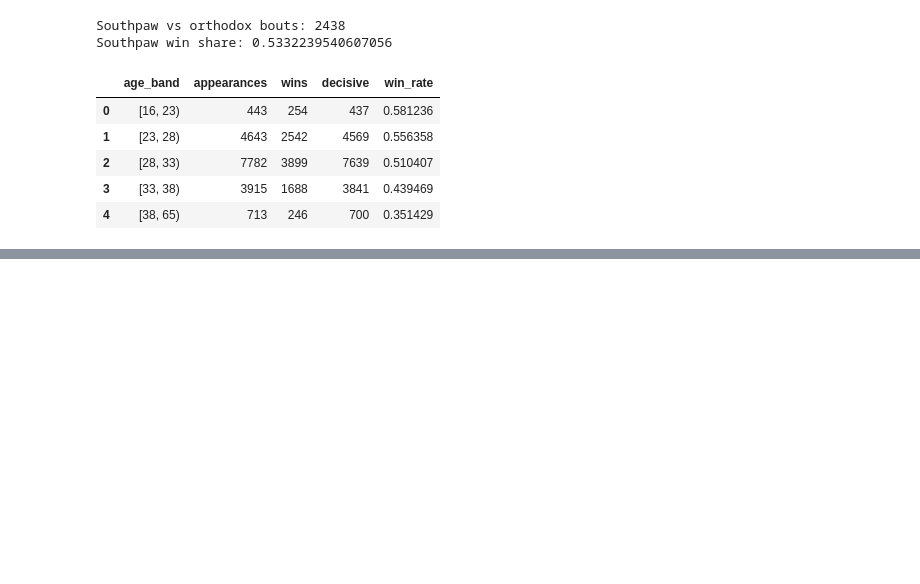
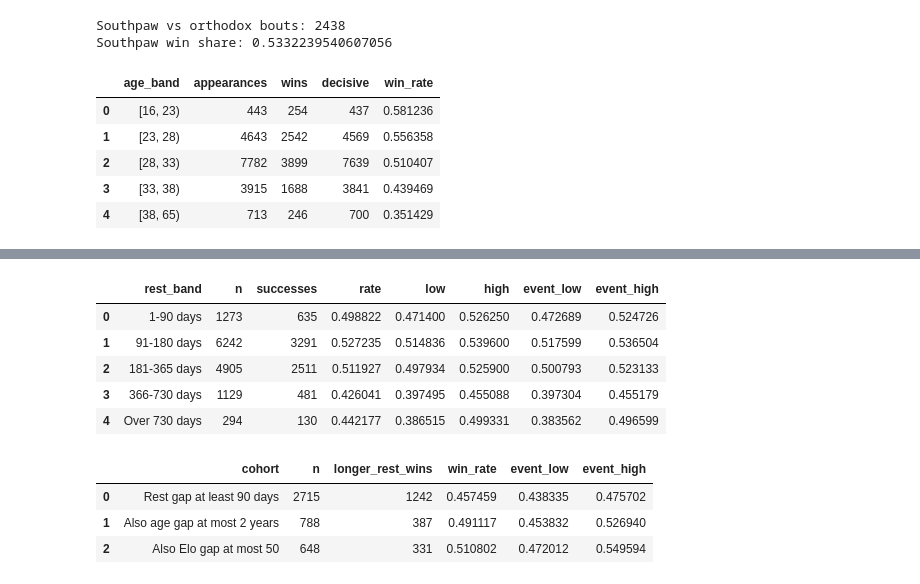
Before and after one commit to DQuanBui/UFC_Fights_Analysis, a Jupyter notebook: notebooks/04_fighter_analysis.ipynb, the cells around one changed output, grey strips where cells are left out. Saved outputs shown, nothing was run; the diff lists cells and outputs as text; code cells hidden in the pictures; blank space fills up the shorter version.

```diff
--- a/notebooks/04_fighter_analysis.ipynb
+++ b/notebooks/04_fighter_analysis.ipynb
@@ -235,0 +270,16 @@ display(deep_tables['deep_career_continuation'])
+# %%
+display(deep_tables['deep_layoff_bands'])
+# %% [output]
+|  | rest_band | n | successes | rate | low | high | event_low | event_high |
+| 0 | 1-90 days | 1273 | 635 | 0.498822 | 0.471400 | 0.526250 | 0.472689 | 0.524726 |
+| 1 | 91-180 days | 6242 | 3291 | 0.527235 | 0.514836 | 0.539600 | 0.517599 | 0.536504 |
+| 2 | 181-365 days | 4905 | 2511 | 0.511927 | 0.497934 | 0.525900 | 0.500793 | 0.523133 |
+| 3 | 366-730 days | 1129 | 481 | 0.426041 | 0.397495 | 0.455088 | 0.397304 | 0.455179 |
+| 4 | Over 730 days | 294 | 130 | 0.442177 | 0.386515 | 0.499331 | 0.383562 | 0.496599 |
+# %%
+display(deep_tables['deep_layoff_matched'])
+# %% [output]
+|  | cohort | n | longer_rest_wins | win_rate | event_low | event_high |
+| 0 | Rest gap at least 90 days | 2715 | 1242 | 0.457459 | 0.438335 | 0.475702 |
+| 1 | Also age gap at most 2 years | 788 | 387 | 0.491117 | 0.453832 | 0.526940 |
+| 2 | Also Elo gap at most 50 | 648 | 331 | 0.510802 | 0.472012 | 0.549594 |
```
Also changed, not shown: parts of 19 cells of this notebook, 11 other files.
